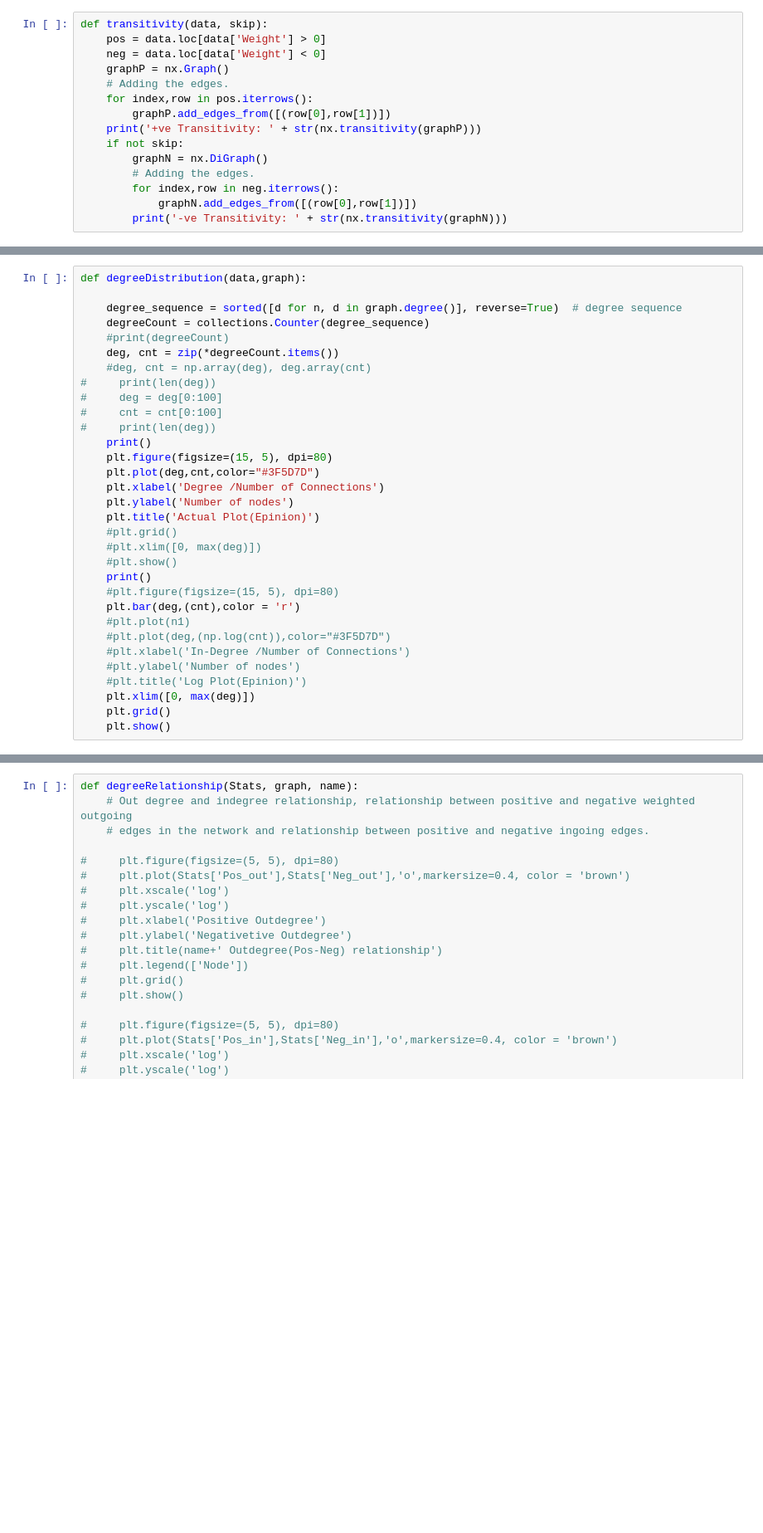
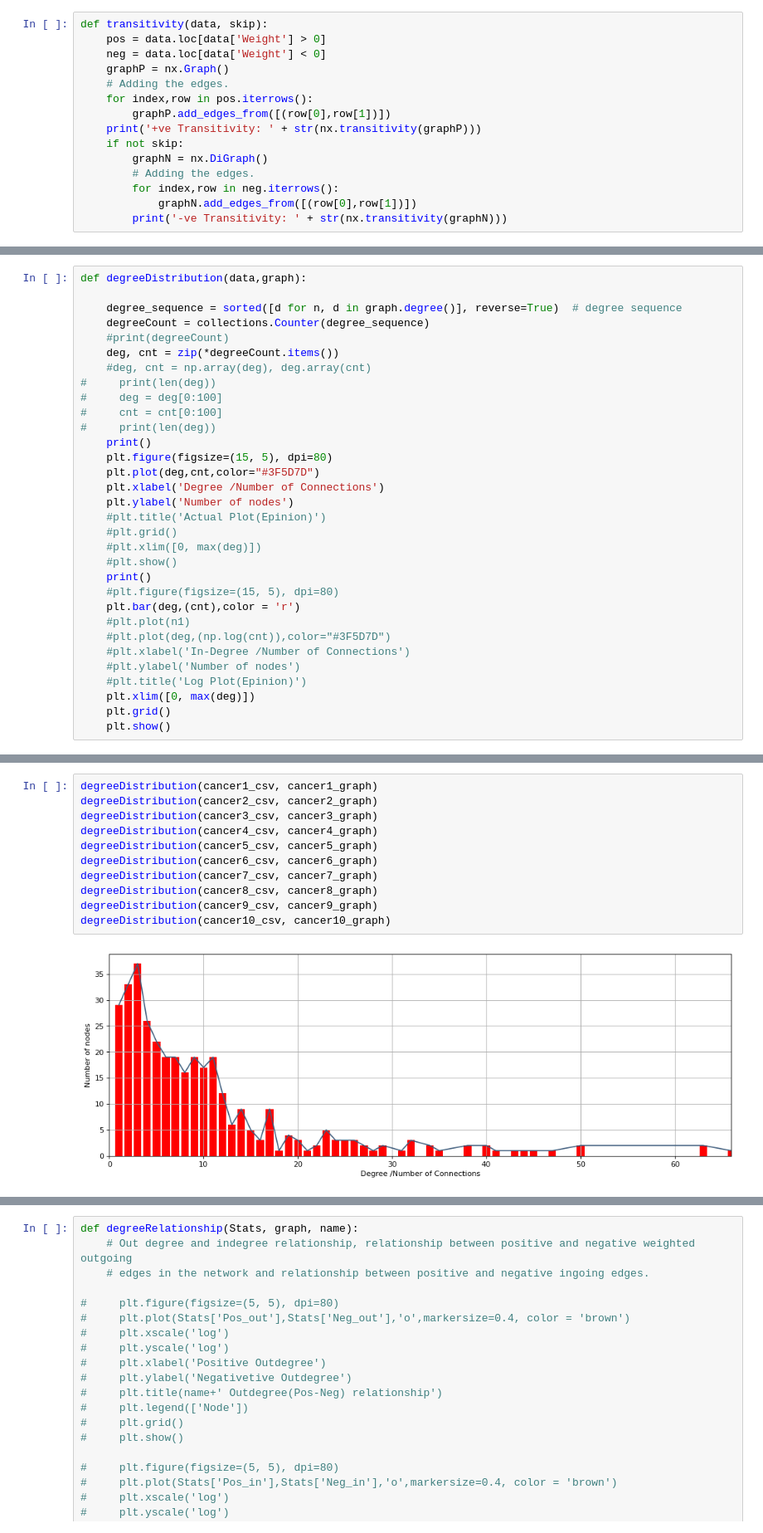
Before and after one commit to arkaprabha10/Cancer-PPIN-Analysis, a Jupyter notebook: Implementation/AnalysisCode.ipynb, the cells around one changed output, grey strips where cells are left out. Shown at 83% size. Drawn from its saved outputs; the diff is of its cells as text; blank space fills up the shorter version.

```diff
--- a/Implementation/AnalysisCode.ipynb
+++ b/Implementation/AnalysisCode.ipynb
@@ -192,7 +96,7 @@ def degreeDistribution(data,graph):
     plt.plot(deg,cnt,color="#3F5D7D")
     plt.xlabel('Degree /Number of Connections')
     plt.ylabel('Number of nodes')
-    plt.title('Actual Plot(Epinion)')
+    #plt.title('Actual Plot(Epinion)')
     #plt.grid()
     #plt.xlim([0, max(deg)])
     #plt.show()
@@ -406,0 +437,13 @@ def betweenessCentrality(graph,name):
+# %%
+degreeDistribution(cancer1_csv, cancer1_graph)
+degreeDistribution(cancer2_csv, cancer2_graph)
+degreeDistribution(cancer3_csv, cancer3_graph)
+degreeDistribution(cancer4_csv, cancer4_graph)
+degreeDistribution(cancer5_csv, cancer5_graph)
+degreeDistribution(cancer6_csv, cancer6_graph)
+degreeDistribution(cancer7_csv, cancer7_graph)
+degreeDistribution(cancer8_csv, cancer8_graph)
+degreeDistribution(cancer9_csv, cancer9_graph)
+degreeDistribution(cancer10_csv, cancer10_graph)
+# %% [output]
+[figure, added]
```
Also changed, not shown: parts of 54 cells of this notebook, 23 other files.
